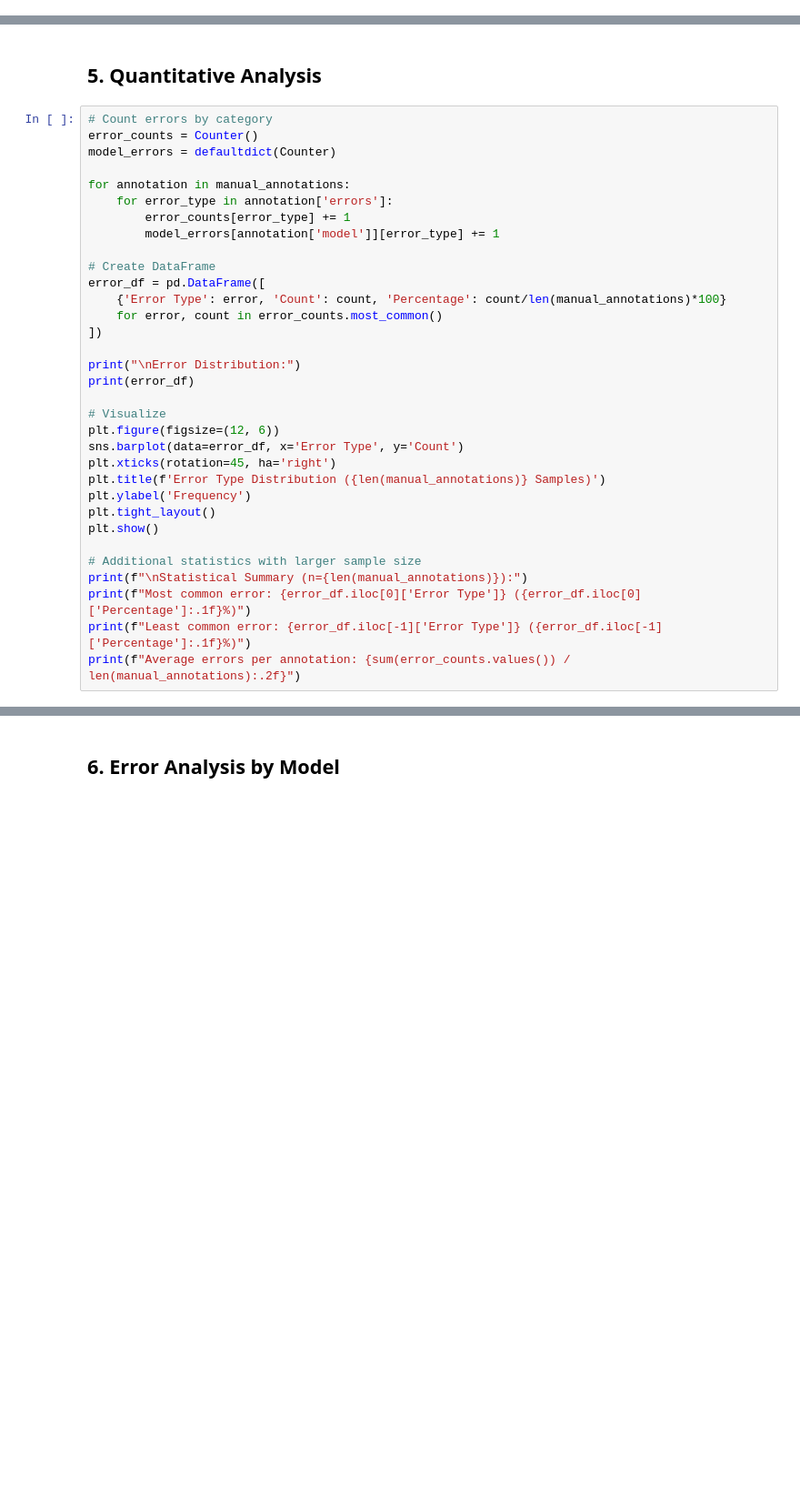
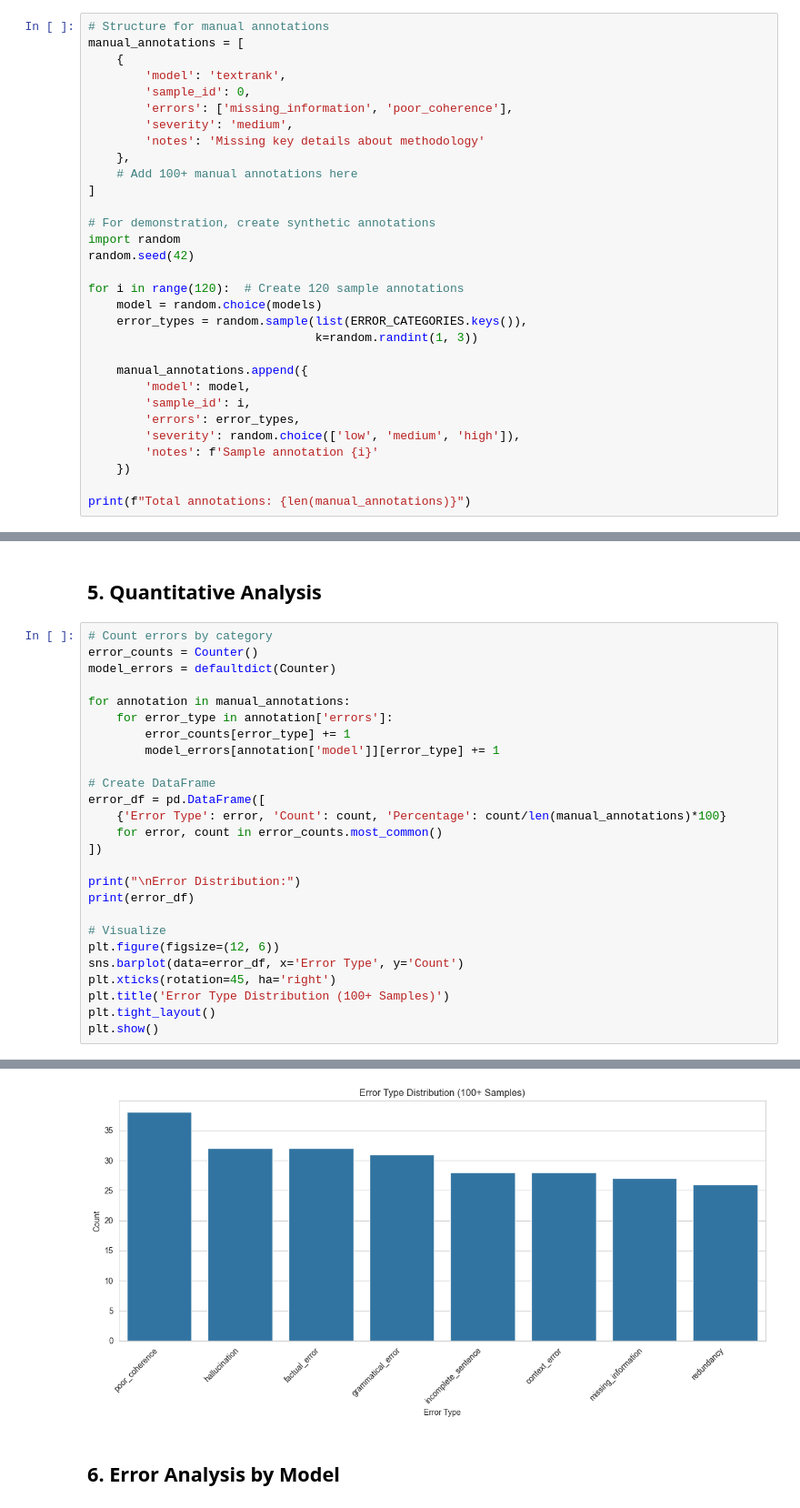
Before and after one commit to alexisvannson/NLP-final-project, a Jupyter notebook: notebooks/error_analysis.ipynb, the cells around one changed output, grey strips where cells are left out. Shown at 91% size. Saved outputs shown, nothing was run; the diff lists cells and outputs as text; blank space fills up the shorter version.

```diff
--- a/notebooks/error_analysis.ipynb
+++ b/notebooks/error_analysis.ipynb
@@ -221,0 +160,31 @@ for model, count in sorted(model_counts.items()):
+# %%
+# Structure for manual annotations
+manual_annotations = [
+    {
+        'model': 'textrank',
+        'sample_id': 0,
+        'errors': ['missing_information', 'poor_coherence'],
+        'severity': 'medium',
+        'notes': 'Missing key details about methodology'
+    },
+    # Add 100+ manual annotations here
+]
+
+# For demonstration, create synthetic annotations
+import random
+random.seed(42)
+
+for i in range(120):  # Create 120 sample annotations
+    model = random.choice(models)
+    error_types = random.sample(list(ERROR_CATEGORIES.keys()),
+                                k=random.randint(1, 3))
+
+    manual_annotations.append({
+        'model': model,
+        'sample_id': i,
+        'errors': error_types,
+        'severity': random.choice(['low', 'medium', 'high']),
+        'notes': f'Sample annotation {i}'
+    })
+
+print(f"Total annotations: {len(manual_annotations)}")
@@ -244,13 +215,7 @@ print(error_df)
 plt.figure(figsize=(12, 6))
 sns.barplot(data=error_df, x='Error Type', y='Count')
 plt.xticks(rotation=45, ha='right')
-plt.title(f'Error Type Distribution ({len(manual_annotations)} Samples)')
-plt.ylabel('Frequency')
+plt.title('Error Type Distribution (100+ Samples)')
 plt.tight_layout()
 plt.show()
-
-# Additional statistics with larger sample size
-print(f"\nStatistical Summary (n={len(manual_annotations)}):")
-print(f"Most common error: {error_df.iloc[0]['Error Type']} ({error_df.iloc[0]['Percentage']:.1f}%)")
-print(f"Least common error: {error_df.iloc[-1]['Error Type']} ({error_df.iloc[-1]['Percentage']:.1f}%)")
-print(f"Average errors per annotation: {sum(error_counts.values()) / len(manual_annotations):.2f}")
+# %% [output]
@@ -257,3 +232,4 @@ print(f"Average errors per annotation: {sum(error_counts.values()) / len(manual_
+[figure, added]
 # %% [markdown]
 ## 6. Error Analysis by Model
 # %%
```
Also changed, not shown: parts of 18 cells of this notebook, 17 other files.
